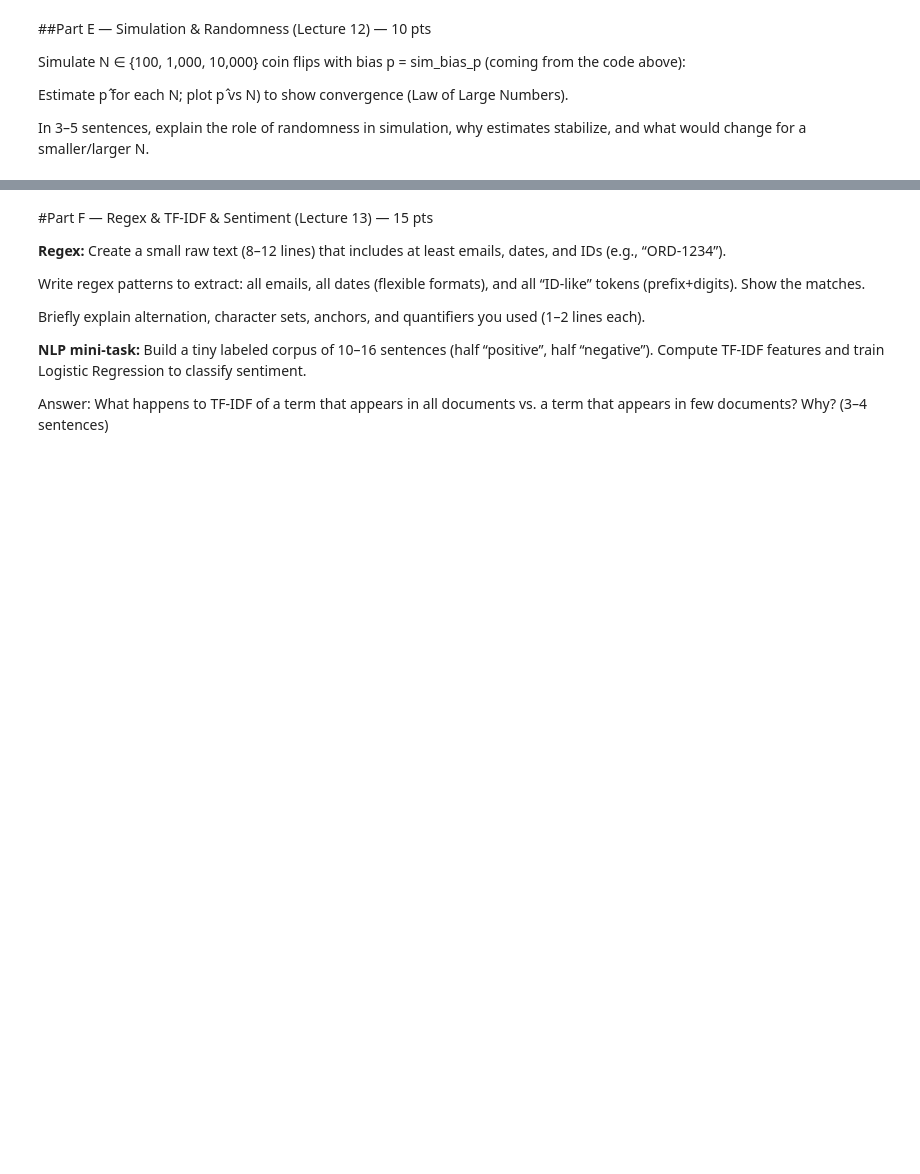
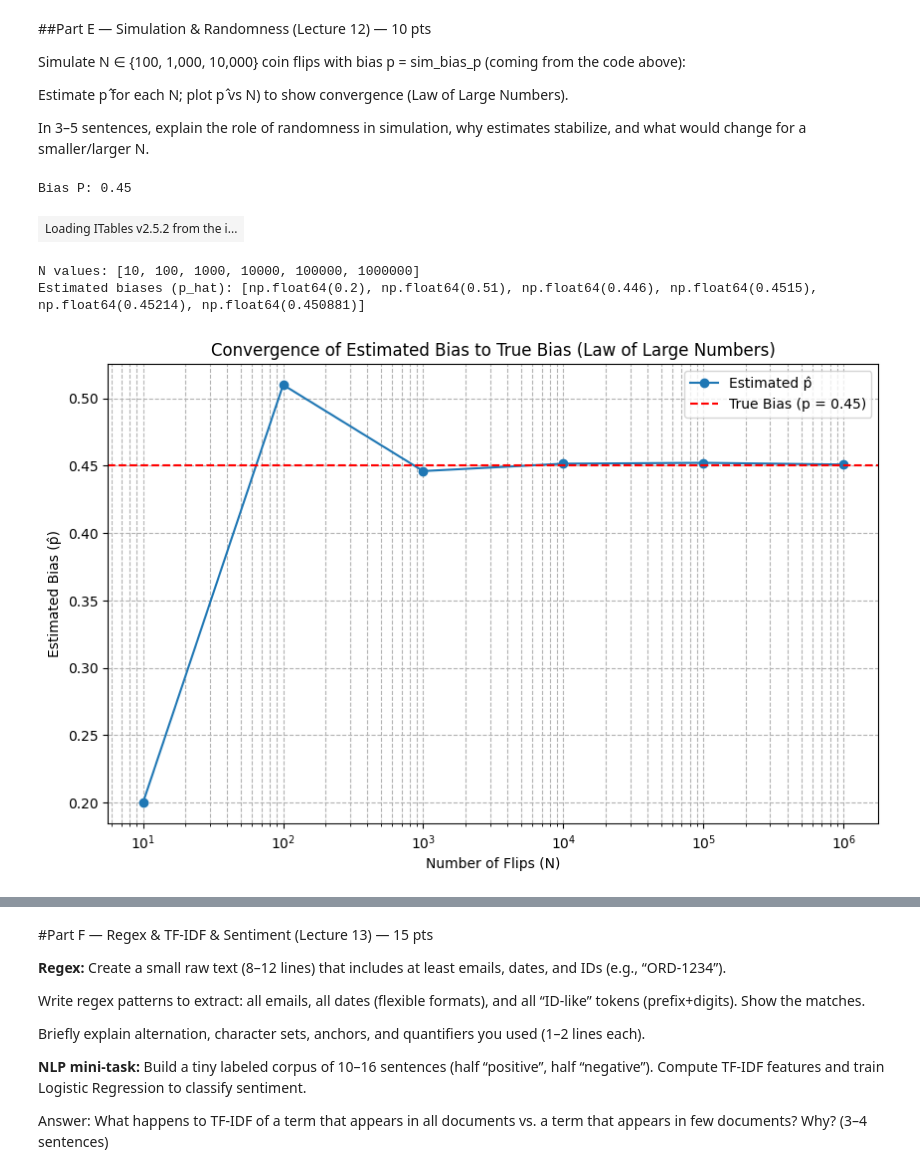
Before and after one commit to joelvinas/COMP-SCI_5530, a Jupyter notebook: Final_Exam/Final_Exam.ipynb, the cells around one changed output, grey strips where cells are left out. Cells and saved outputs as stored; diff of their text form; code cells hidden in the pictures; blank space fills up the shorter version.

```diff
--- a/Final_Exam/Final_Exam.ipynb
+++ b/Final_Exam/Final_Exam.ipynb
@@ -1450,3 +1450,59 @@ Simulate N ∈ {100, 1,000, 10,000} coin flips with bias p = sim_bias_p (coming
 Estimate p ̂for each N; plot p ̂vs N) to show convergence (Law of Large Numbers).
 
 In 3–5 sentences, explain the role of randomness in simulation, why estimates stabilize, and what would change for a smaller/larger N.
+# %%
+#Simulate coin flips for N = 100, 1000, and 10000 with a bias of 0.45
+#For each N, calculate the estimated bias (p_hat)
+#Plot p_hat versus N to show the convergence of the estimated bias to the true bias (sim_bias_p), demonstrating the Law of Large Numbers.
+import matplotlib.pyplot as plt
+
+print(f"Bias P: {sim_bias_p}")
+
+N_values = [] # Initialize N_values as an empty list
+for s in range(1, 7): # Loop for s = 2, 3, 4 to generate 10^2, 10^3, 10^4
+  N_values.append(10**s) # Use ** for exponentiation and append to the list
+
+
+flip_results = pd.DataFrame({
+    'N': pd.Series(dtype='int'),
+    'p_hat': pd.Series(dtype='float')
+    })
+
+#N_values = [100, 1000, 10000, 100000]
+p_hat_values = []
+
+for N in N_values:
+    # Simulate N coin flips with bias p = sim_bias_p
+    flips = rng.choice([0, 1], size=N, p=[1 - sim_bias_p, sim_bias_p])
+
+    # Calculate the estimated bias (p_hat)
+    p_hat = np.mean(flips)
+    p_hat_values.append(p_hat)
+
+    new_flip_results = pd.DataFrame({
+     'N' : [N],
+     'p_hat' : [p_hat]
+    })
+    flip_results = pd.concat([flip_results, new_flip_results], ignore_index=True)
+
+show(flip_results)
+
+print(f"N values: {N_values}")
+print(f"Estimated biases (p_hat): {p_hat_values}")
+
+plt.figure(figsize=(10, 6))
+plt.plot(N_values, p_hat_values, marker='o', linestyle='-', label='Estimated p̂')
+plt.axhline(y=sim_bias_p, color='r', linestyle='--', label=f'True Bias (p = {sim_bias_p})')
+plt.xscale('log') # We'll use a logarithmic scale for N as it spans orders of magnitude
+plt.xlabel('Number of Flips (N)')
+plt.ylabel('Estimated Bias (p̂)')
+plt.title('Convergence of Estimated Bias to True Bias (Law of Large Numbers)')
+plt.grid(True, which="both", ls="--", c='0.7')
+plt.legend()
+plt.show()
+# %% [output]
+Bias P: 0.45
+| Loading ITables v2.5.2 from the i... |
+N values: [10, 100, 1000, 10000, 100000, 1000000]
+Estimated biases (p_hat): [np.float64(0.2), np.float64(0.51), np.float64(0.446), np.float64(0.4515), np.float64(0.45214), np.float64(0.450881)]
+[figure, added]
```
Also changed, not shown: parts of 27 cells of this notebook.
